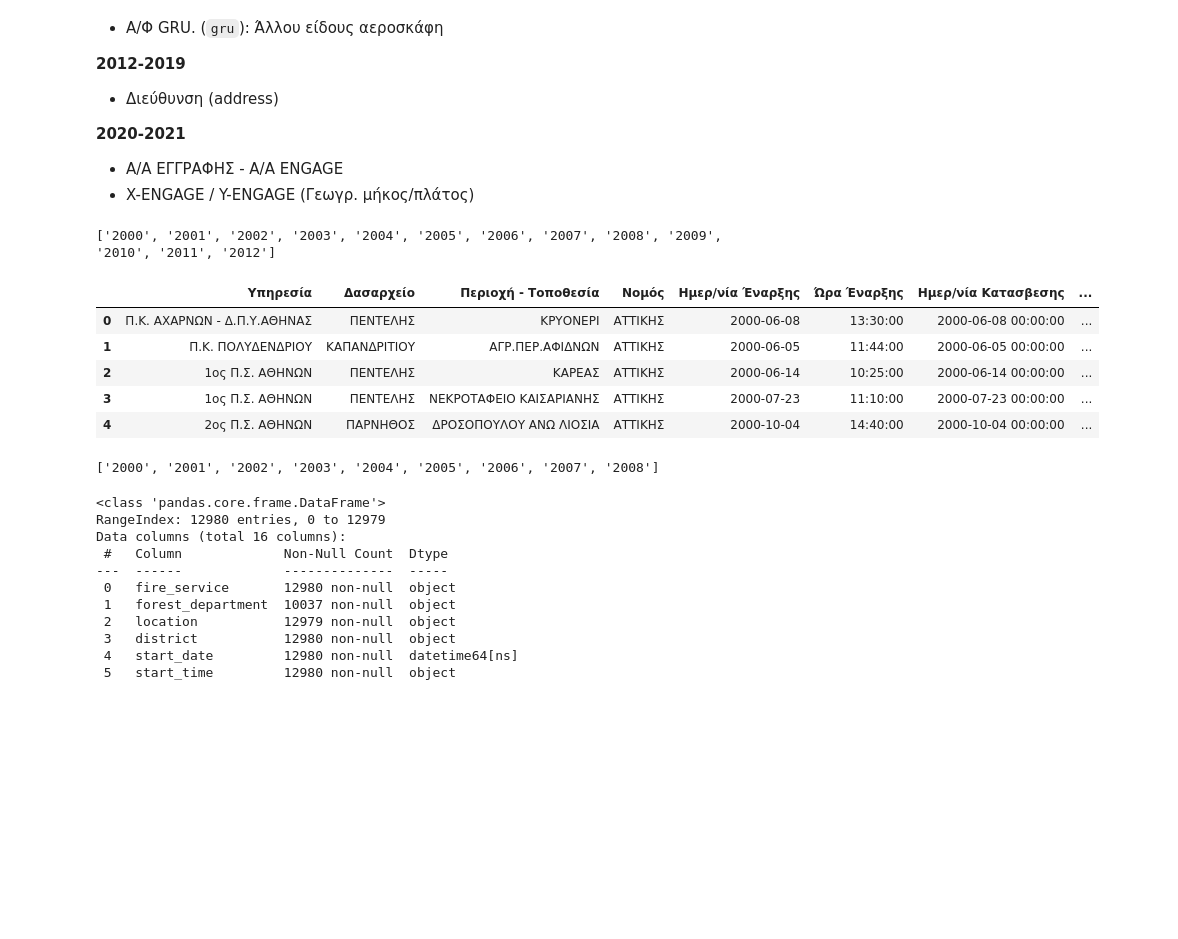
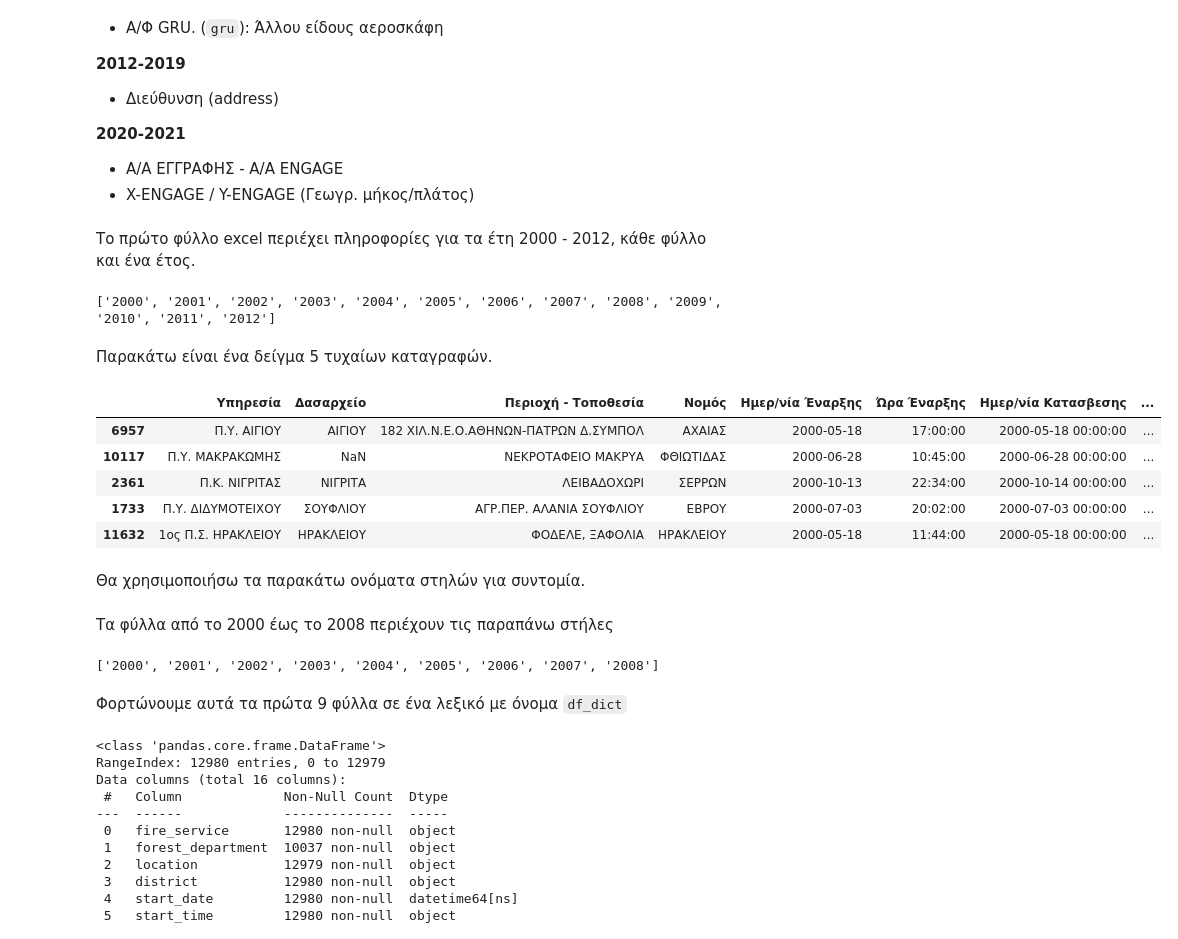
Before and after one commit to JimMysiloglou/el, a Jupyter notebook: blog/wildfires/Wildfires in Greece.ipynb, the cells around one changed output. Saved outputs shown, nothing was run; the diff lists cells and outputs as text; code cells hidden in the pictures; blank space fills up the shorter version.

```diff
--- a/blog/wildfires/Wildfires in Greece.ipynb
+++ b/blog/wildfires/Wildfires in Greece.ipynb
@@ -84,4 +86,6 @@ import matplotlib.pyplot as plt
 from matplotlib import ticker
 import seaborn as sns
 sns.set_theme(style='whitegrid', context='talk', palette='colorblind')
+# %% [markdown]
+Το πρώτο φύλλο excel περιέχει πληροφορίες για τα έτη 2000 - 2012, κάθε φύλλο και ένα έτος.
 # %%
@@ -91,14 +93,17 @@ data = pd.ExcelFile('datasets/Dasikes_Pyrkagies_2000-2012.xls')
 print(data.sheet_names)
 # %% [output]
 ['2000', '2001', '2002', '2003', '2004', '2005', '2006', '2007', '2008', '2009', '2010', '2011', '2012']
+# %% [markdown]
+Παρακάτω είναι ένα δείγμα 5 τυχαίων καταγραφών.
 # %%
-#| code-summary: Μια ματιά στα δεδομένα
-data.parse('2000', skiprows=1).head()
+data.parse('2000', skiprows=1).sample(5)
 # %% [output]
 |  | Υπηρεσία | Δασαρχείο | Περιοχή - Τοποθεσία | Νομός | Ημερ/νία Έναρξης | Ώρα Έναρξης | Ημερ/νία Κατασβεσης | ... |
-| 0 | Π.Κ. ΑΧΑΡΝΩΝ - Δ.Π.Υ.ΑΘΗΝΑΣ | ΠΕΝΤΕΛΗΣ | ΚΡΥΟΝΕΡΙ | ΑΤΤΙΚΗΣ | 2000-06-08 | 13:30:00 | 2000-06-08 00:00:00 | ... |
-| 1 | Π.Κ. ΠΟΛΥΔΕΝΔΡΙΟΥ | ΚΑΠΑΝΔΡΙΤΙΟΥ | ΑΓΡ.ΠΕΡ.ΑΦΙΔΝΩΝ | ΑΤΤΙΚΗΣ | 2000-06-05 | 11:44:00 | 2000-06-05 00:00:00 | ... |
-| 2 | 1ος Π.Σ. ΑΘΗΝΩΝ | ΠΕΝΤΕΛΗΣ | ΚΑΡΕΑΣ | ΑΤΤΙΚΗΣ | 2000-06-14 | 10:25:00 | 2000-06-14 00:00:00 | ... |
-| 3 | 1ος Π.Σ. ΑΘΗΝΩΝ | ΠΕΝΤΕΛΗΣ | ΝΕΚΡΟΤΑΦΕΙΟ ΚΑΙΣΑΡΙΑΝΗΣ | ΑΤΤΙΚΗΣ | 2000-07-23 | 11:10:00 | 2000-07-23 00:00:00 | ... |
-| 4 | 2ος Π.Σ. ΑΘΗΝΩΝ | ΠΑΡΝΗΘΟΣ | ΔΡΟΣΟΠΟΥΛΟΥ ΑΝΩ ΛΙΟΣΙΑ | ΑΤΤΙΚΗΣ | 2000-10-04 | 14:40:00 | 2000-10-04 00:00:00 | ... |
+| 6957 | Π.Υ. ΑΙΓΙΟΥ | ΑΙΓΙΟΥ | 182 ΧΙΛ.Ν.Ε.Ο.ΑΘΗΝΩΝ-ΠΑΤΡΩΝ Δ.ΣΥΜΠΟΛ | ΑΧΑΙΑΣ | 2000-05-18 | 17:00:00 | 2000-05-18 00:00:00 | ... |
+| 10117 | Π.Υ. ΜΑΚΡΑΚΩΜΗΣ | NaN | ΝΕΚΡΟΤΑΦΕΙΟ ΜΑΚΡΥΑ | ΦΘΙΩΤΙΔΑΣ | 2000-06-28 | 10:45:00 | 2000-06-28 00:00:00 | ... |
+| 2361 | Π.Κ. ΝΙΓΡΙΤΑΣ | ΝΙΓΡΙΤΑ | ΛΕΙΒΑΔΟΧΩΡΙ | ΣΕΡΡΩΝ | 2000-10-13 | 22:34:00 | 2000-10-14 00:00:00 | ... |
+| 1733 | Π.Υ. ΔΙΔΥΜΟΤΕΙΧΟΥ | ΣΟΥΦΛΙΟΥ | ΑΓΡ.ΠΕΡ. ΑΛΑΝΙΑ ΣΟΥΦΛΙΟΥ | ΕΒΡΟΥ | 2000-07-03 | 20:02:00 | 2000-07-03 00:00:00 | ... |
+| 11632 | 1ος Π.Σ. ΗΡΑΚΛΕΙΟΥ | ΗΡΑΚΛΕΙΟΥ | ΦΟΔΕΛΕ, ΞΑΦΟΛΙΑ | ΗΡΑΚΛΕΙΟΥ | 2000-05-18 | 11:44:00 | 2000-05-18 00:00:00 | ... |
+# %% [markdown]
+Θα χρησιμοποιήσω τα παρακάτω ονόματα στηλών για συντομία.
 # %%
@@ -106,4 +110,6 @@ data.parse('2000', skiprows=1).head()
 column_names = ['fire_service', 'forest_department', 'location', 'district',
                 'start_date', 'start_time', 'end_date', 'end_time',
                 'forest', 'forest_area', 'grove', 'grassland', 'marsh', 'crop_fields', 'crop_residues', 'dumps']
+# %% [markdown]
+Tα φύλλα από το 2000 έως το 2008 περιέχουν τις παραπάνω στήλες
 # %%
@@ -112,4 +117,6 @@ sheets = data.sheet_names[:9]
 print(sheets)
 # %% [output]
 ['2000', '2001', '2002', '2003', '2004', '2005', '2006', '2007', '2008']
+# %% [markdown]
+Φορτώνουμε αυτά τα πρώτα 9 φύλλα σε ένα λεξικό με όνομα `df_dict`
 # %%
```
Also changed, not shown: parts of 47 cells of this notebook.
